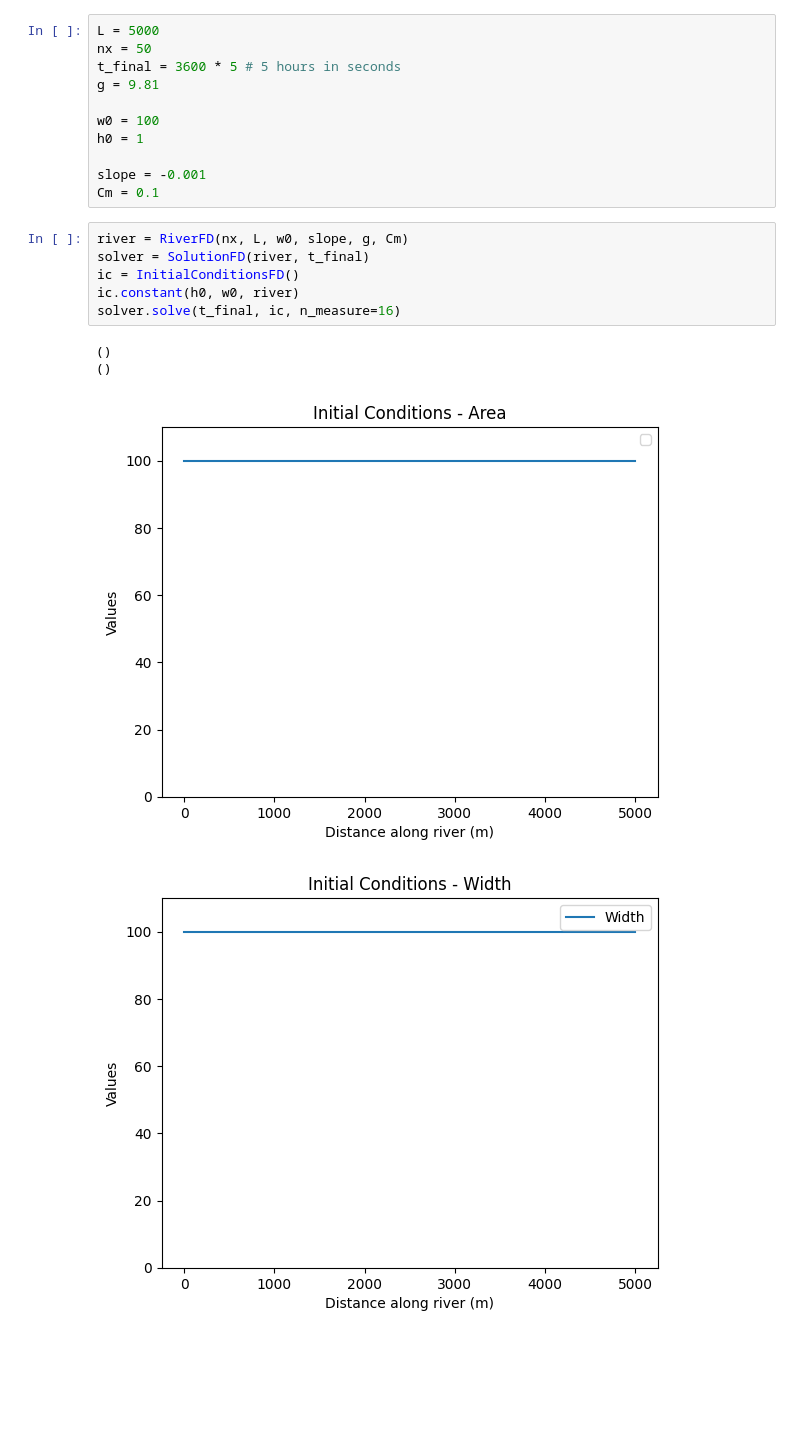
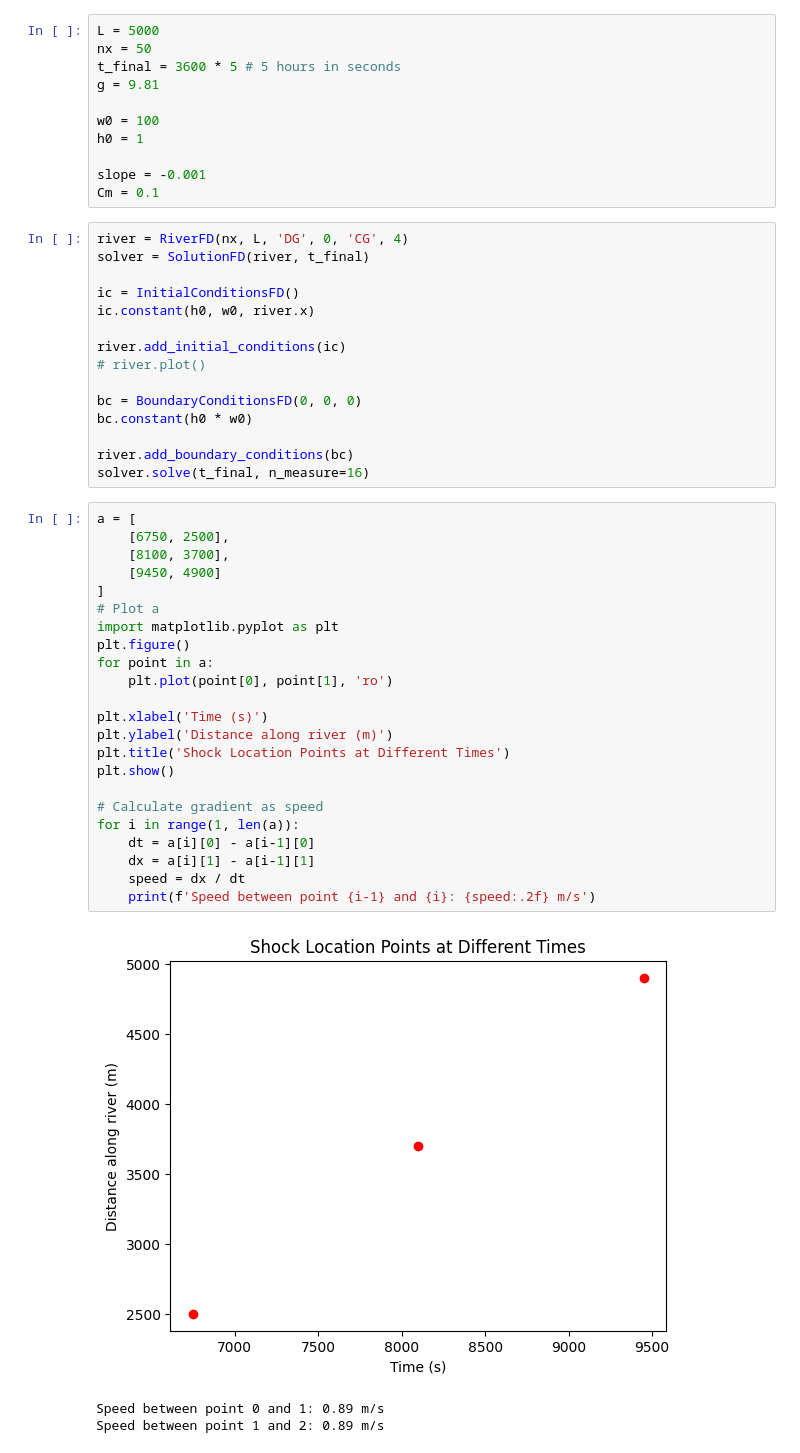
Before and after one commit to obokhove/FDnumerics2526, a Jupyter notebook: Alex_Carey/Exercise 2/2.ipynb, the cells around one changed output. Cells and saved outputs as stored; diff of their text form; blank space fills up the shorter version.

```diff
--- a/Alex_Carey/Exercise 2/2.ipynb
+++ b/Alex_Carey/Exercise 2/2.ipynb
@@ -489,13 +565,44 @@ h0 = 1
 slope = -0.001
 Cm = 0.1
 # %%
-river = RiverFD(nx, L, w0, slope, g, Cm)
+river = RiverFD(nx, L, 'DG', 0, 'CG', 4)
 solver = SolutionFD(river, t_final)
+
 ic = InitialConditionsFD()
-ic.constant(h0, w0, river)
-solver.solve(t_final, ic, n_measure=16)
+ic.constant(h0, w0, river.x)
+
+river.add_initial_conditions(ic)
+# river.plot()
+
+bc = BoundaryConditionsFD(0, 0, 0)
+bc.constant(h0 * w0)
+
+river.add_boundary_conditions(bc)
+solver.solve(t_final, n_measure=16)
-# %% [output]
-()
-()
-[figure, removed]
-[figure, removed]
+# %%
+a = [
+    [6750, 2500],
+    [8100, 3700],
+    [9450, 4900]
+]
+# Plot a
+import matplotlib.pyplot as plt
+plt.figure()
+for point in a:
+    plt.plot(point[0], point[1], 'ro')
+
+plt.xlabel('Time (s)')
+plt.ylabel('Distance along river (m)')
+plt.title('Shock Location Points at Different Times')
+plt.show()
+
+# Calculate gradient as speed
+for i in range(1, len(a)):
+    dt = a[i][0] - a[i-1][0]
+    dx = a[i][1] - a[i-1][1]
+    speed = dx / dt
+    print(f'Speed between point {i-1} and {i}: {speed:.2f} m/s')
+# %% [output]
+[figure, added]
+Speed between point 0 and 1: 0.89 m/s
+Speed between point 1 and 2: 0.89 m/s
```
Also changed, not shown: parts of 1 cell of this notebook, 2 other files.
